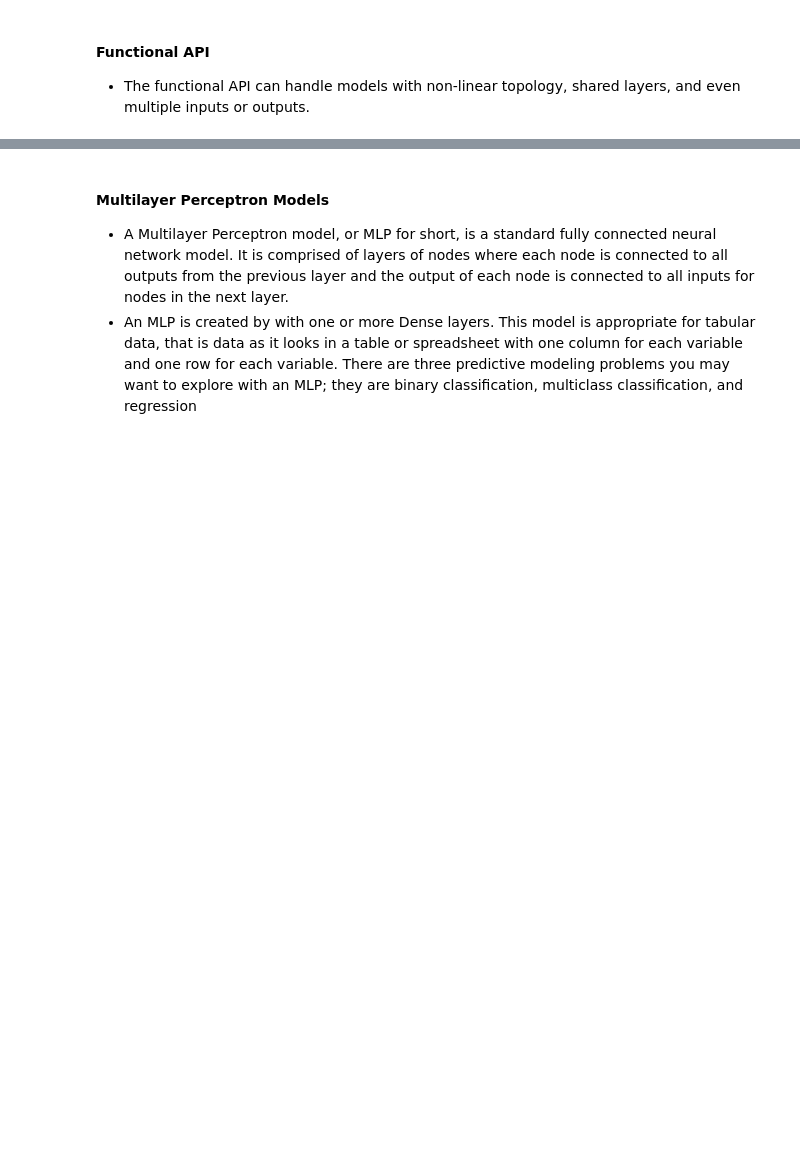
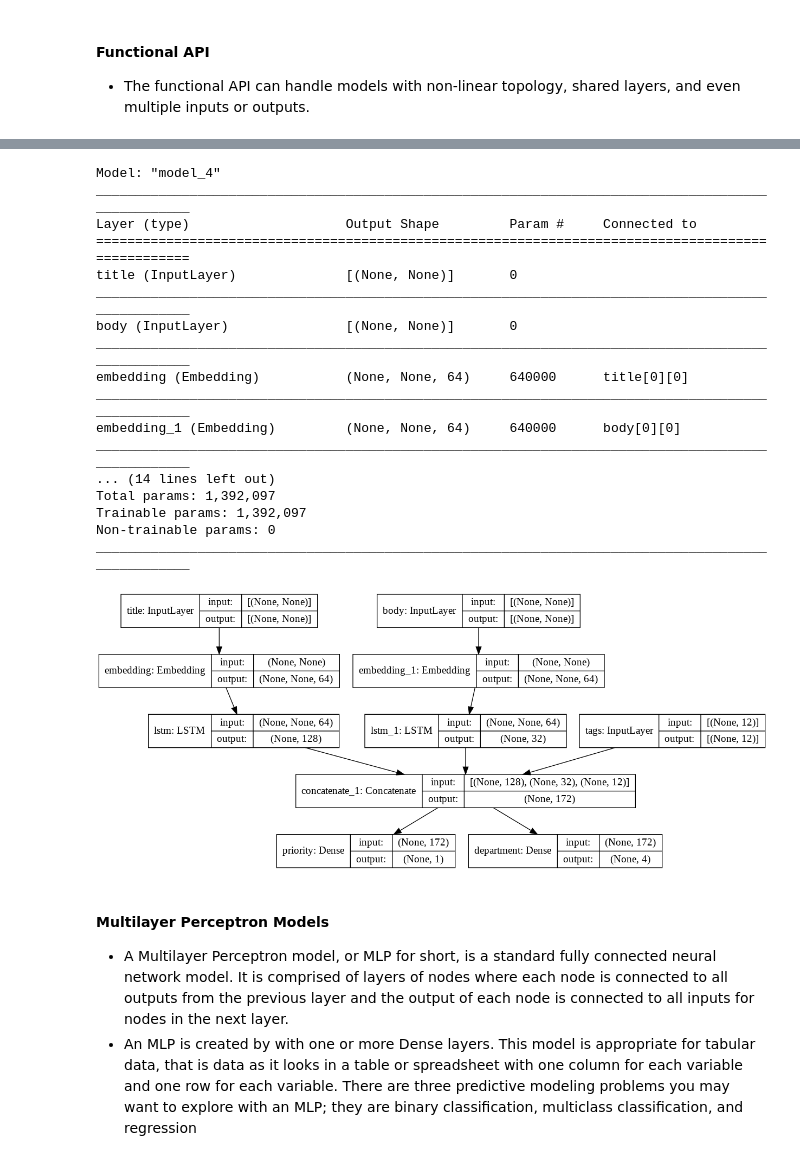
Before and after one commit to sandhyaparna/Python-DataScience-CookBook, a Jupyter notebook: Tensorflow.ipynb, the cells around one changed output, grey strips where cells are left out. Cells and saved outputs as stored; diff of their text form; code cells hidden in the pictures; blank space fills up the shorter version.

```diff
--- a/Tensorflow.ipynb
+++ b/Tensorflow.ipynb
@@ -153,3 +195,50 @@ _________________________________________________________________
+# %%
+# https://colab.research.google.com/github/tensorflow/docs/blob/snapshot-keras/site/en/guide/keras/functional.ipynb#scrollTo=447a319b73a6
+num_tags = 12  # Number of unique issue tags
+num_words = 10000  # Size of vocabulary obtained when preprocessing text data
+num_departments = 4  # Number of departments for predictions
+
+title_input = tf.keras.Input(shape=(None,), name="title")  # Variable-length sequence of ints
+title_features = tf.keras.layers.Embedding(num_words, 64)(title_input)
+title_features = tf.keras.layers.LSTM(128)(title_features)
+
+body_input = tf.keras.Input(shape=(None,), name="body")  # Variable-length sequence of ints
+body_features = tf.keras.layers.Embedding(num_words, 64)(body_input)
+body_features = tf.keras.layers.LSTM(32)(body_features)
+
+tags_input = tf.keras.Input(shape=(num_tags,), name="tags")
+
+x = tf.keras.layers.concatenate([title_features, body_features, tags_input])
+
+priority_pred = tf.keras.layers.Dense(1, name="priority")(x)
+department_pred = tf.keras.layers.Dense(num_departments, name="department")(x)
+
+#Instantiate an end-to-end model predicting both priority and department
+model = tf.keras.Model(inputs=[title_input, body_input, tags_input],outputs=[priority_pred, department_pred],)
+
+model.summary()
+
+# summarize the model
+plot_model(model, 'model.png', show_shapes=True)
+# %% [output]
+Model: "model_4"
+__________________________________________________________________________________________________
+Layer (type)                    Output Shape         Param #     Connected to
+==================================================================================================
+title (InputLayer)              [(None, None)]       0
+__________________________________________________________________________________________________
+body (InputLayer)               [(None, None)]       0
+__________________________________________________________________________________________________
+embedding (Embedding)           (None, None, 64)     640000      title[0][0]
+__________________________________________________________________________________________________
+embedding_1 (Embedding)         (None, None, 64)     640000      body[0][0]
+__________________________________________________________________________________________________
+... (14 lines left out)
+Total params: 1,392,097
+Trainable params: 1,392,097
+Non-trainable params: 0
+__________________________________________________________________________________________________
+[figure, added]
 # %% [markdown]
 #### Multilayer Perceptron Models
 * A Multilayer Perceptron model, or MLP for short, is a standard fully connected neural network model. It is comprised of layers of nodes where each node is connected to all outputs from the previous layer and the output of each node is connected to all inputs for nodes in the next layer.
```
Also changed, not shown: parts of 9 cells of this notebook.
